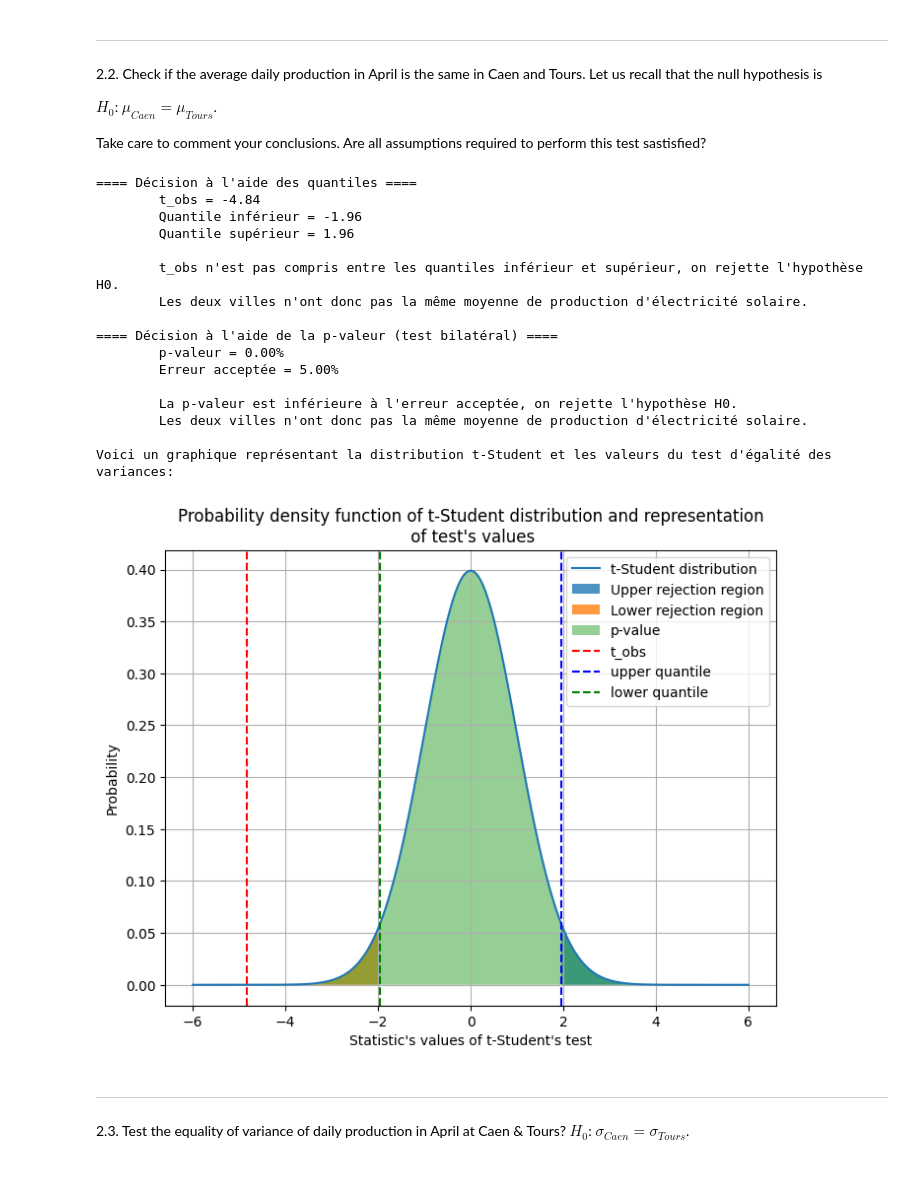
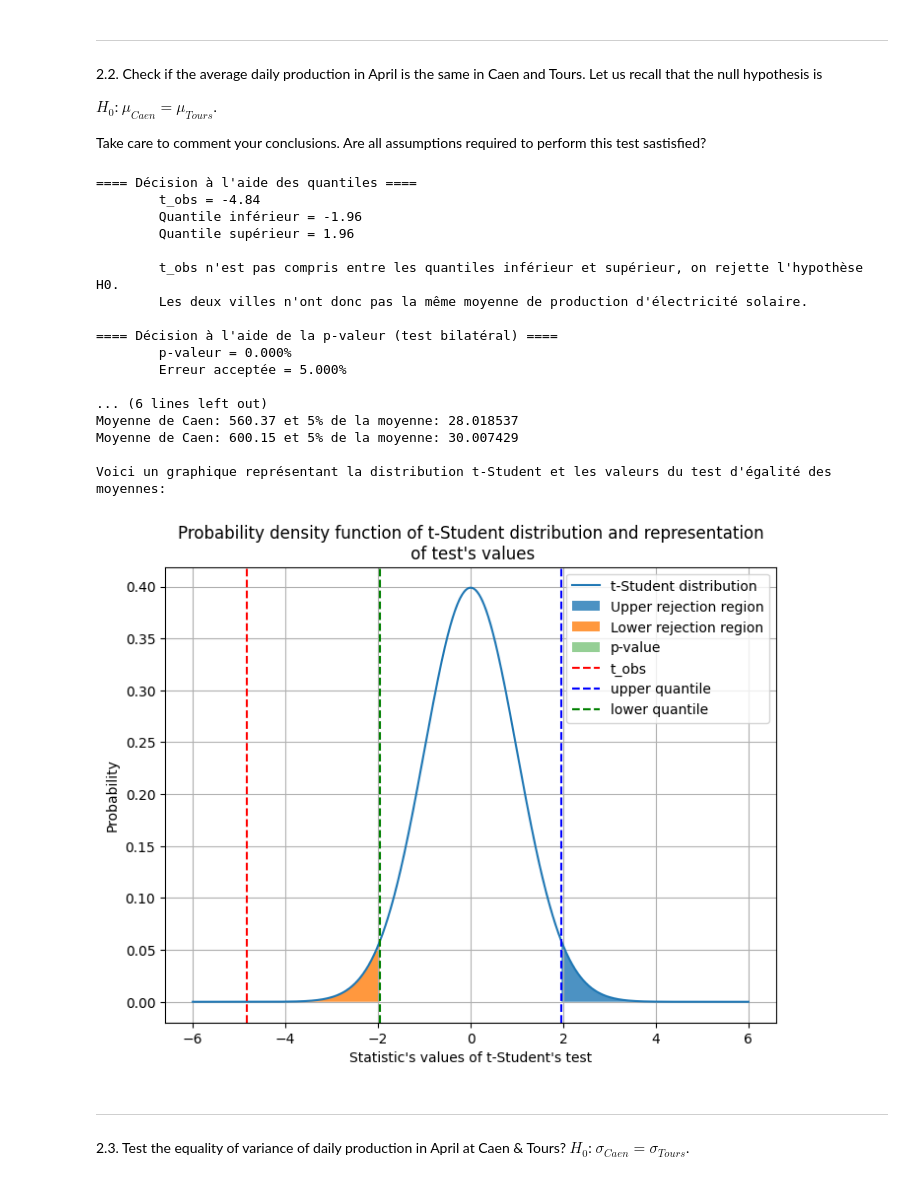
Before and after one commit to Mathis003/LEPL1109-Hackathons, a Jupyter notebook: Hackathon1.ipynb, the cells around one changed output. Cells and saved outputs as stored; diff of their text form; code cells hidden in the pictures.

Commit message:
Fixed 2.2 Test Hypothesis

```diff
--- a/Hackathon1.ipynb
+++ b/Hackathon1.ipynb
@@ -282,11 +282,11 @@ log_likelihood = {'Caen' : {}, 'Tours' : {}}
 
 # The log-likehood maximization is done inside the fit method of the distribution (gamma or normal) to find the best parameters.
 for city in ['Caen', 'Tours']:
-    shape, loc, scale = gamma.fit(df_april[city], floc=-0.001)
-    distrib_rv[city]['gamma'] = gamma(shape, loc, scale)
+    shape, loc, scale = sc.gamma.fit(df_april[city], floc=-0.001)
+    distrib_rv[city]['gamma'] = sc.gamma(shape, loc, scale)
 
     loc, scale = norm.fit(df_april[city])
-    distrib_rv[city]['norm'] = norm(loc, scale)
+    distrib_rv[city]['norm'] = sc.norm(loc, scale)
 
     log_likelihood[city]['gamma'] = np.sum(np.log(distrib_rv[city]['gamma'].pdf(df_april[city])))
     log_likelihood[city]['norm'] = np.sum(np.log(distrib_rv[city]['norm'].pdf(df_april[city])))
@@ -377,14 +377,13 @@ t_obs = delta_means / (S_pool * np.sqrt(1/n1 + 1/n2)) # with the null hypothesis
 
 print("==== Décision à l'aide des quantiles ====")
 
-high_quantile = t.ppf(1 - alpha/2, df=df_distr)
-low_quantile = - high_quantile # symmetrical distribution
+quantiles = sc.t(df=df_distr).ppf((alpha/2, 1 - alpha/2))
 
 print("\tt_obs = {:.2f}".format(t_obs))
-print("\tQuantile inférieur = {:.2f}".format(low_quantile))
-print("\tQuantile supérieur = {:.2f}\n".format(high_quantile))
+print("\tQuantile inférieur = {:.2f}".format(quantiles[0]))
+print("\tQuantile supérieur = {:.2f}\n".format(quantiles[1]))
 
-if low_quantile < t_obs < high_quantile:
+if quantiles[0] < t_obs < quantiles[1]:
     print("\tt_obs est compris entre les quantiles inférieur et supérieur, on ne peut pas rejeter l'hypothèse H0.")
     print("\tLes deux villes ont donc la même moyenne de production d'électricité solaire.\n")
 else:
@@ -393,56 +392,61 @@ else:
 
 print("==== Décision à l'aide de la p-valeur (test bilatéral) ====")
 
-p_value = 2 * t.cdf(t_obs, df=df_distr) # * 2 because two-tailed test (symmetrical distribution)
+p_value = 2 * sc.t.cdf(-abs(t_obs), df=df_distr) # * 2 because two-tailed test (symmetrical distribution)
 
-print("\tp-valeur = {:.2f}%".format(100 * p_value))
-print("\tErreur acceptée = {:.2f}%\n".format(100 * alpha))
+print("\tp-valeur = {:.3f}%".format(100 * p_value))
+print("\tErreur acceptée = {:.3f}%\n".format(100 * alpha))
 
 if alpha < p_value:
     print("\tLa p-valeur est supérieure à l'erreur acceptée, on ne peut pas rejeter l'hypothèse H0.")
     print("\tLes deux villes ont donc la même moyenne de production d'électricité solaire.\n")
 else:
     print("\tLa p-valeur est inférieure à l'erreur acceptée, on rejette l'hypothèse H0.")
     print("\tLes deux villes n'ont donc pas la même moyenne de production d'électricité solaire.\n")
 
+print("Vérification:\n")
+print("Différence de moyenne: {:.2f}".format(abs(delta_means)))
+print("Moyenne de Caen: {:.2f} et 5% de la moyenne: {:2f}".format(df_april['Caen'].mean(), 0.05 * df_april['Caen'].mean()))
+print("Moyenne de Caen: {:.2f} et 5% de la moyenne: {:2f}\n".format(df_april['Tours'].mean(), 0.05 * df_april['Tours'].mean()))
 
-print("Voici un graphique représentant la distribution t-Student et les valeurs du test d'égalité des variances:")
+print("Voici un graphique représentant la distribution t-Student et les valeurs du test d'égalité des moyennes:")
 
 x_values = np.linspace(-6, 6, 1000)
-pdf = t.pdf(x_values, df=df_distr)
+pdf = sc.t.pdf(x_values, df=df_distr)
 
 plt.figure(figsize=(8, 6))
 plt.plot(x_values, pdf, label='t-Student distribution')
-plt.fill_between(x_values, pdf, where=(x_values >= high_quantile), alpha=0.8, label='Upper rejection region')
-plt.fill_between(x_values, pdf, where=(x_values <= low_quantile), alpha=0.8, label='Lower rejection region')
-plt.fill_between(x_values, pdf, where=(x_values >= t_obs), alpha=0.5, label='p-value')
+plt.fill_between(x_values, pdf, where=(x_values >= quantiles[1]), alpha=0.8, label='Upper rejection region')
+plt.fill_between(x_values, pdf, where=(x_values <= quantiles[0]), alpha=0.8, label='Lower rejection region')
+plt.fill_between(x_values, pdf, where=(x_values <= t_obs), alpha=0.5, label='p-value')
 plt.axvline(t_obs, color='red', linestyle='--', label='t_obs')
-plt.axvline(high_quantile, color='blue', linestyle='--', label='upper quantile')
-plt.axvline(low_quantile, color='green', linestyle='--', label='lower quantile')
+plt.axvline(quantiles[1], color='blue', linestyle='--', label='upper quantile')
+plt.axvline(quantiles[0], color='green', linestyle='--', label='lower quantile')
 plt.xlabel('Statistic\'s values of t-Student\'s test')
 plt.ylabel('Probability')
 plt.title('Probability density function of t-Student distribution and representation\n of test\'s values')
 plt.legend()
 plt.grid()
 plt.show()
 # %% [output]
 ==== Décision à l'aide des quantiles ====
         t_obs = -4.84
         Quantile inférieur = -1.96
         Quantile supérieur = 1.96
 
         t_obs n'est pas compris entre les quantiles inférieur et supérieur, on rejette l'hypothèse H0.
         Les deux villes n'ont donc pas la même moyenne de production d'électricité solaire.
 
 ==== Décision à l'aide de la p-valeur (test bilatéral) ====
-        p-valeur = 0.00%
-        Erreur acceptée = 5.00%
+        p-valeur = 0.000%
+        Erreur acceptée = 5.000%
 
-        La p-valeur est inférieure à l'erreur acceptée, on rejette l'hypothèse H0.
-        Les deux villes n'ont donc pas la même moyenne de production d'électricité solaire.
+... (6 lines left out)
+Moyenne de Caen: 560.37 et 5% de la moyenne: 28.018537
+Moyenne de Caen: 600.15 et 5% de la moyenne: 30.007429
 
-Voici un graphique représentant la distribution t-Student et les valeurs du test d'égalité des variances:
+Voici un graphique représentant la distribution t-Student et les valeurs du test d'égalité des moyennes:
-[figure, old version]
+[figure, new version]
 # %% [markdown]
 ---
 2.3. Test the equality of variance of daily production in April at Caen & Tours?
```
Also changed, not shown: parts of 2 cells of this notebook.
